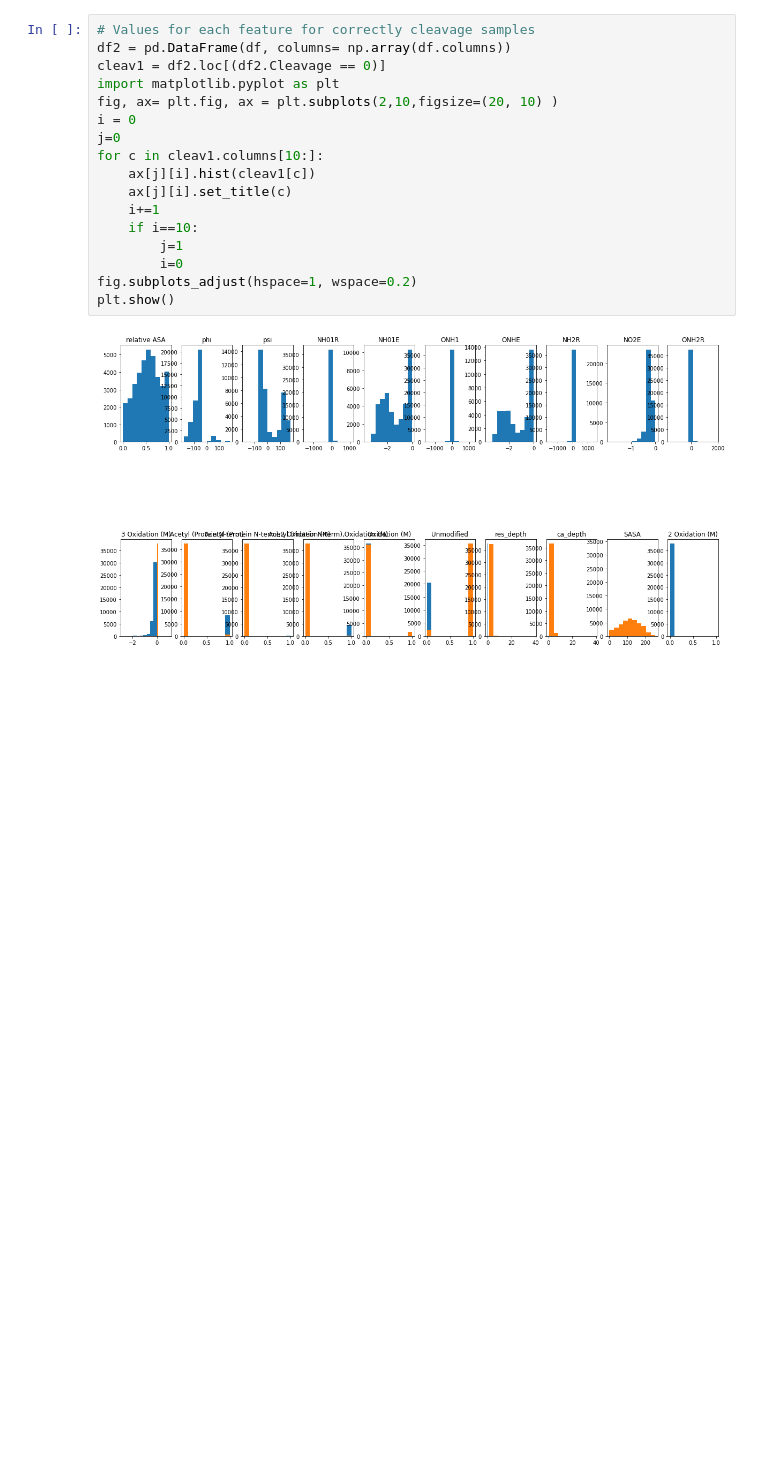
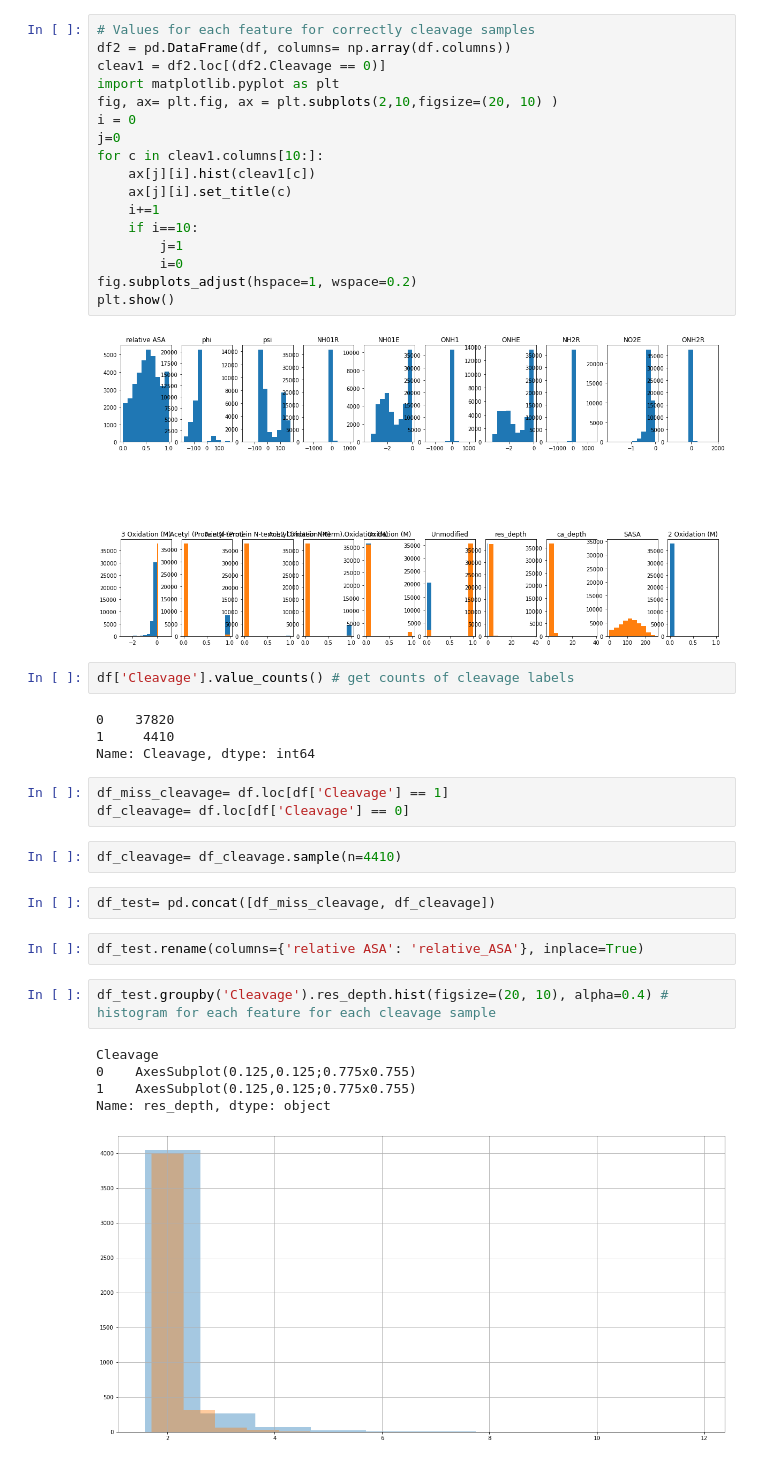
Before and after one commit to dkormocha/Proteomics, a Jupyter notebook: kras_test.ipynb, the cells around one changed output. Cells and saved outputs as stored; diff of their text form; blank space fills up the shorter version.

```diff
--- a/kras_test.ipynb
+++ b/kras_test.ipynb
@@ -185,3 +240,26 @@ fig.subplots_adjust(hspace=1, wspace=0.2)
 plt.show()
 # %% [output]
 [figure]
+# %%
+df['Cleavage'].value_counts() # get counts of cleavage labels
+# %% [output]
+0    37820
+1     4410
+Name: Cleavage, dtype: int64
+# %%
+df_miss_cleavage= df.loc[df['Cleavage'] == 1]
+df_cleavage= df.loc[df['Cleavage'] == 0]
+# %%
+df_cleavage= df_cleavage.sample(n=4410)
+# %%
+df_test= pd.concat([df_miss_cleavage, df_cleavage])
+# %%
+df_test.rename(columns={'relative ASA': 'relative_ASA'}, inplace=True)
+# %%
+df_test.groupby('Cleavage').res_depth.hist(figsize=(20, 10), alpha=0.4) # histogram for each feature for each cleavage sample
+# %% [output]
+Cleavage
+0    AxesSubplot(0.125,0.125;0.775x0.755)
+1    AxesSubplot(0.125,0.125;0.775x0.755)
+Name: res_depth, dtype: object
+[figure, added]
```
Also changed, not shown: parts of 22 cells of this notebook.
